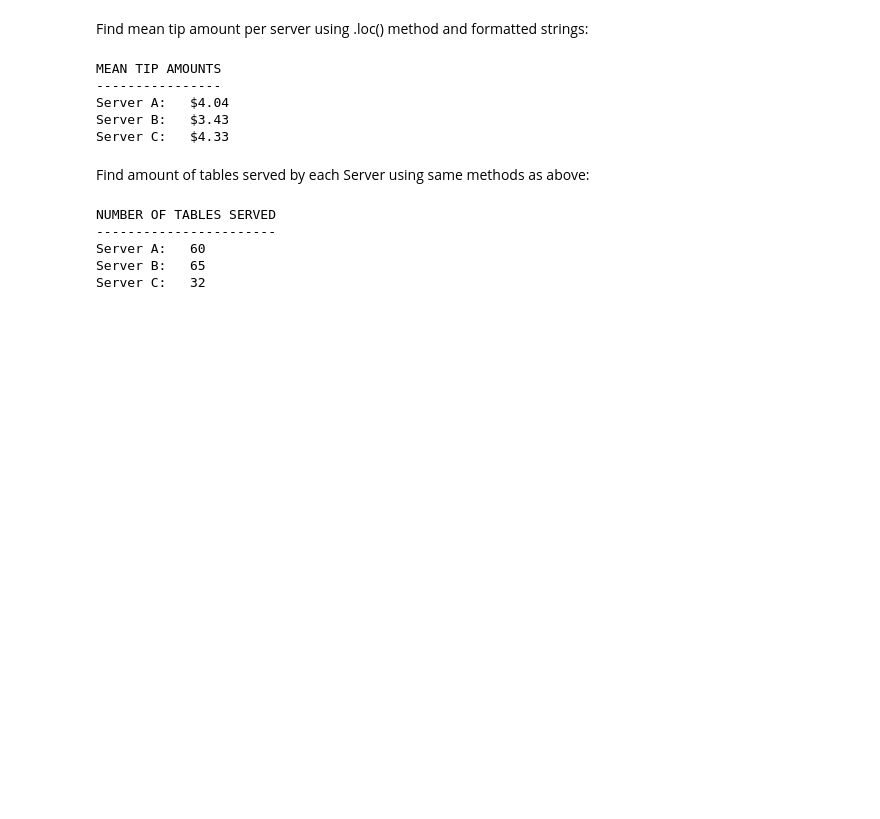
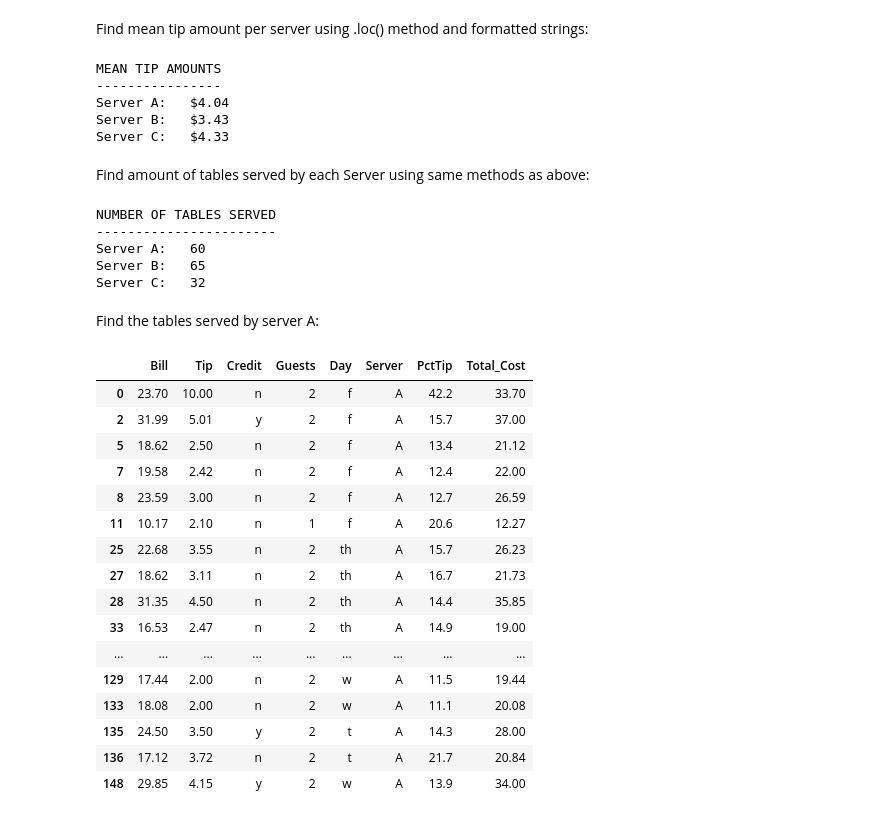
Before and after one commit to roberthallds/freeCodeCamp-DataAnalysisWithPython, a Jupyter notebook: Practice/Practice2.ipynb, the cells around one changed output. Saved outputs shown, nothing was run; the diff lists cells and outputs as text; code cells hidden in the pictures; blank space fills up the shorter version.

```diff
--- a/Practice/Practice2.ipynb
+++ b/Practice/Practice2.ipynb
@@ -93,3 +93,25 @@ NUMBER OF TABLES SERVED
 Server A:   60
 Server B:   65
 Server C:   32
+# %% [markdown]
+Find the tables served by server A:
+# %%
+data.loc[data['Server'] == 'A']
+# %% [output]
+|  | Bill | Tip | Credit | Guests | Day | Server | PctTip | Total_Cost |
+| 0 | 23.70 | 10.00 | n | 2 | f | A | 42.2 | 33.70 |
+| 2 | 31.99 | 5.01 | y | 2 | f | A | 15.7 | 37.00 |
+| 5 | 18.62 | 2.50 | n | 2 | f | A | 13.4 | 21.12 |
+| 7 | 19.58 | 2.42 | n | 2 | f | A | 12.4 | 22.00 |
+| 8 | 23.59 | 3.00 | n | 2 | f | A | 12.7 | 26.59 |
+| 11 | 10.17 | 2.10 | n | 1 | f | A | 20.6 | 12.27 |
+| 25 | 22.68 | 3.55 | n | 2 | th | A | 15.7 | 26.23 |
+| 27 | 18.62 | 3.11 | n | 2 | th | A | 16.7 | 21.73 |
+| 28 | 31.35 | 4.50 | n | 2 | th | A | 14.4 | 35.85 |
+| 33 | 16.53 | 2.47 | n | 2 | th | A | 14.9 | 19.00 |
+| ... | ... | ... | ... | ... | ... | ... | ... | ... |
+| 129 | 17.44 | 2.00 | n | 2 | w | A | 11.5 | 19.44 |
+| 133 | 18.08 | 2.00 | n | 2 | w | A | 11.1 | 20.08 |
+| 135 | 24.50 | 3.50 | y | 2 | t | A | 14.3 | 28.00 |
+| 136 | 17.12 | 3.72 | n | 2 | t | A | 21.7 | 20.84 |
+| 148 | 29.85 | 4.15 | y | 2 | w | A | 13.9 | 34.00 |
```
Also changed, not shown: parts of 2 cells of this notebook.
